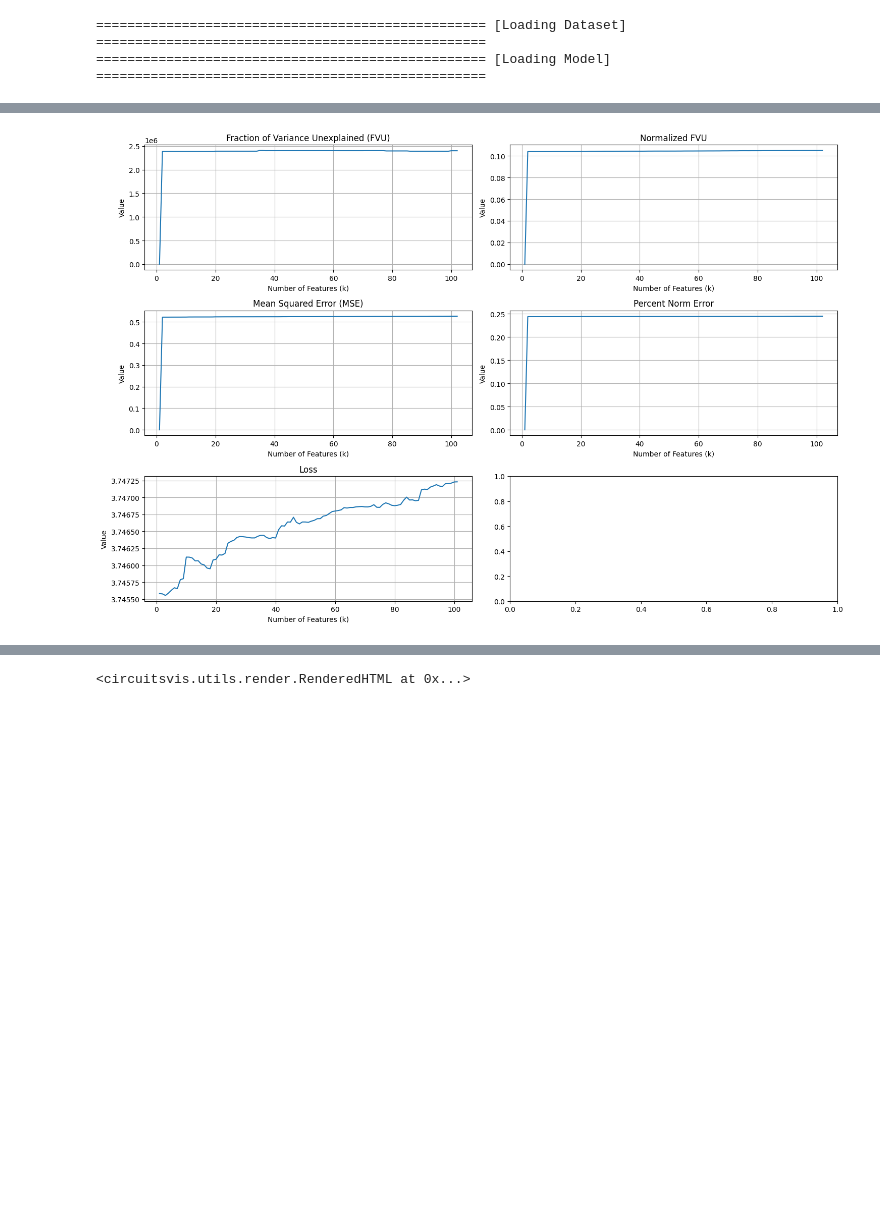
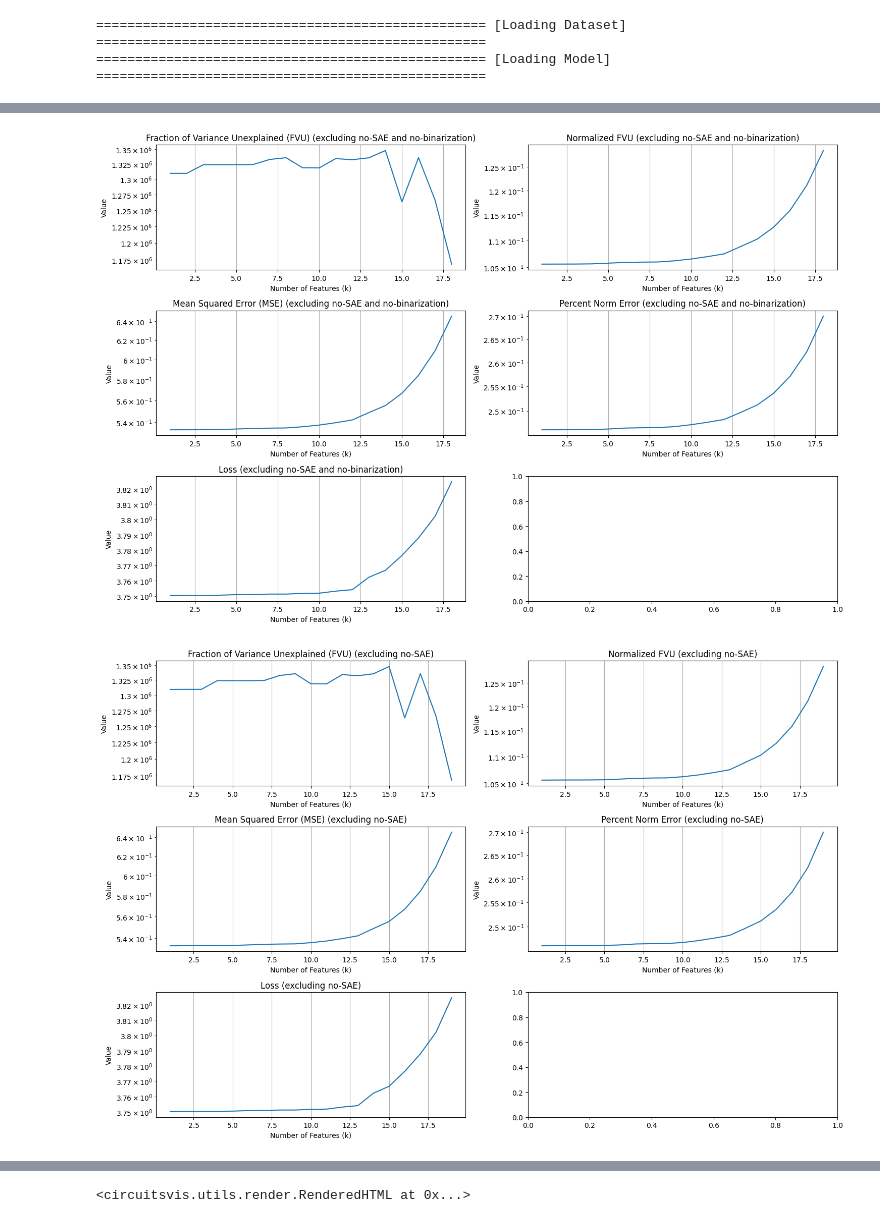
Before and after one commit to 4gatepylon/LLMDensityestimation, a Jupyter notebook: binarizeability_eda.ipynb, the cells around one changed output, grey strips where cells are left out. Saved outputs shown, nothing was run; the diff lists cells and outputs as text; code cells hidden in the pictures; blank space fills up the shorter version.

```diff
--- a/binarizeability_eda.ipynb
+++ b/binarizeability_eda.ipynb
@@ -47,7 +47,7 @@ print("="*50 + " [Loading Model] " + "="*50) # DEBUG
 ================================================== [Loading Model] ==================================================
 # %%
 # assert isinstance(token_dataset, torch.Tensor), f"token_dataset is not a torch.Tensor, it is a {type(token_dataset)}"
-dataset_size = 500 # Seems kind of nonlinear?? TODO(Adriano) please get more tokens
+dataset_size = 650 # Seems kind of nonlinear in memory usage wth?? TODO(Adriano) please get more tokens
 tokens = token_dataset[:dataset_size]['tokens']
 dataset_length = tokens.shape[0]
 sequence_length = tokens.shape[1]
@@ -522,10 +526,12 @@ def sweep_first_ks(
     top_k_values: torch.Tensor,
     # Test on these activations to get metrics
     activations_obj: Activations,
+    ks: Optional[List[int]] = None,
 ) -> ReconsttructionMetricsSweep:
     activations = activations_obj.activations.detach() # ??
     fvus, fvu_norms, mses, percent_norm_errors, losses = [], [], [], [], []
-    for k in tqdm.trange(-1, top_k_indices.shape[0] + 1):
+    ks = tqdm.trange(-1, top_k_indices.shape[0] + 1) if ks is None else tqdm.tqdm(ks)
+    for k in ks:
         binarized_sae = BinarizedSAE(sae, top_k_indices[:k], top_k_values[:k]) if k >= 0 else None
         metrics = evaluate_autoencoder_reconstruction(binarized_sae, activations_obj)
         # Append to our lists
@@ -546,15 +552,27 @@ def sweep_first_ks(
         loss=losses,
     )
 
-
+import math
 gc.collect()
 torch.cuda.empty_cache()
 # evaluate_autoencoder_reconstruction(sae, activations)
 # evaluate_autoencoder_reconstruction(top_k_binarized_sae, activations)
+ks = sorted(
+    list(
+        set(
+            [
+                min(math.ceil(1.5**i), top_k_latents.shape[0])
+                for i in range(100)
+            ]
+        ),
+    ),
+)
+print(json.dumps(ks, indent=4))
 sweeped_first_K = sweep_first_ks(
     top_k_latents,
     top_k_latents_means,
     activations_obj,
+    ks=ks,
 )
 print(sweeped_first_K.model_dump_json(indent=4))
 # %% [output]
@@ -578,36 +596,38 @@ print(sweeped_first_K.model_dump_json(indent=4))
 # %%
 import matplotlib.pyplot as plt
 
-# Create a 3x2 grid of plots
-fig, axs = plt.subplots(3, 2, figsize=(15, 10))
+# Plot data with appropriate titles and labels
+for start_idx in [2, 1, 0]:
+    fig, axs = plt.subplots(3, 2, figsize=(15, 10))
+    # Flatten the axes array for easier iteration
+    axs = axs.flatten()
+    start_idx_str = "(including no-SAE)" if start_idx == 0 else (
+        "(excluding no-SAE)" if start_idx == 1 else "(excluding no-SAE and no-binarization)"
+    )
+    metrics = [
+        (sweeped_first_K.fvu[start_idx:], f"Fraction of Variance Unexplained (FVU) {start_idx_str}"),
+        (sweeped_first_K.fvu_norm[start_idx:], f"Normalized FVU {start_idx_str}"),
+        (sweeped_first_K.mse[start_idx:], f"Mean Squared Error (MSE) {start_idx_str}"),
+        (sweeped_first_K.percent_norm_error[start_idx:], f"Percent Norm Error {start_idx_str}"),
+        (sweeped_first_K.loss[start_idx:], f"Loss {start_idx_str}")
+    ]
 
-# Flatten the axes array for easier iteration
-axs = axs.flatten()
+    for i, (data, title) in enumerate(metrics):
+        # Create x-axis values (1 to k)
+        x = list(range(1, len(data) + 1))
 
-# Plot data with appropriate titles and labels
-metrics = [
-    (sweeped_first_K.fvu, "Fraction of Variance Unexplained (FVU)"),
-    (sweeped_first_K.fvu_norm, "Normalized FVU"),
-    (sweeped_first_K.mse, "Mean Squared Error (MSE)"),
-    (sweeped_first_K.percent_norm_error, "Percent Norm Error"),
-    (sweeped_first_K.loss[1:], "Loss")
-]
+        # Plot the data
+        axs[i].plot(x, data)
+        axs[i].set_title(title)
+        axs[i].set_xlabel("Number of Features (k)")
+        axs[i].set_ylabel("Value")
+        # Log scale
+        axs[i].set_yscale("log")
+        # axs[i].set_xscale("log")
+        axs[i].grid(True)
 
-for i, (data, title) in enumerate(metrics):
-    # Create x-axis values (1 to k)
-    x = list(range(1, len(data) + 1))
-
-    # Plot the data
-    axs[i].plot(x, data)
-    axs[i].set_title(title)
-    axs[i].set_xlabel("Number of Features (k)")
-    axs[i].set_ylabel("Value")
-    # Log scale
-    axs[i].set_yscale("log")
-    axs[i].set_xscale("log")
-    axs[i].grid(True)
-
-plt.tight_layout()
-plt.show()
+    plt.tight_layout()
+    plt.show()
 # %% [output]
-[figure, old version]
+[figure, new version]
+[figure, added]
```
Also changed, not shown: parts of 10 cells of this notebook, 1 other file.
